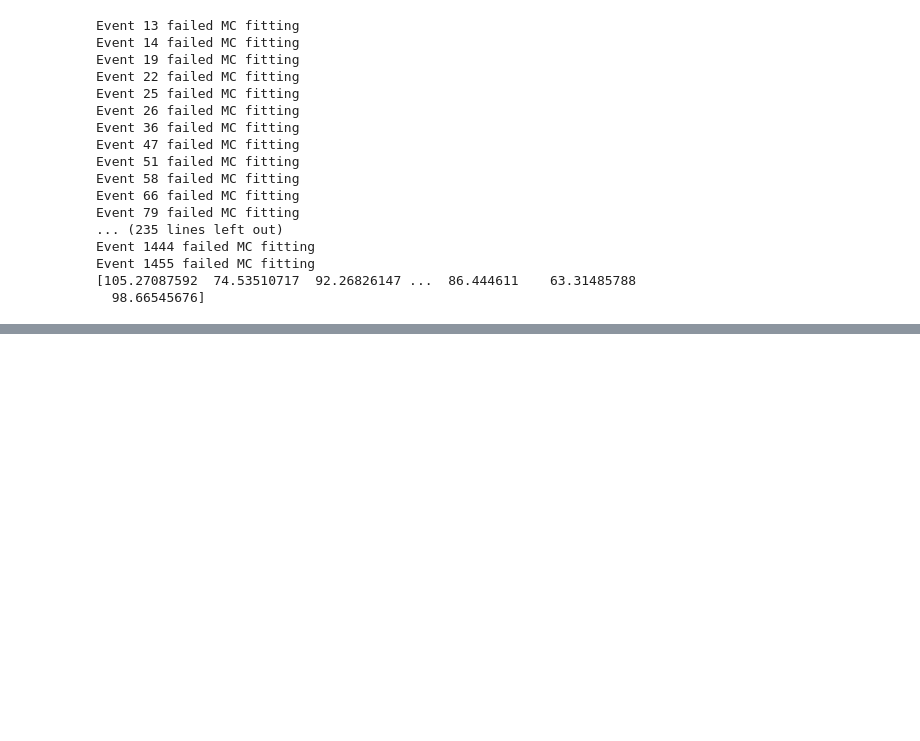
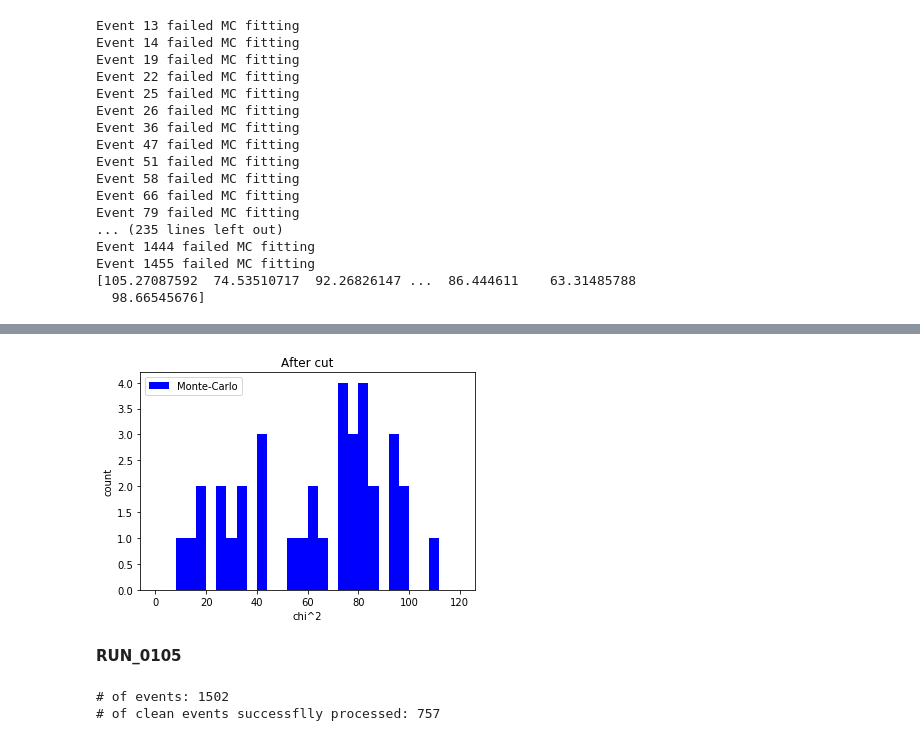
Before and after one commit to chchen123/Monte-Carlo, a Jupyter notebook: HPC_HISTOGRAM.ipynb, the cells around one changed output, grey strips where cells are left out. Drawn from its saved outputs; the diff is of its cells as text; code cells hidden in the pictures; blank space fills up the shorter version.

```diff
--- a/HPC_HISTOGRAM.ipynb
+++ b/HPC_HISTOGRAM.ipynb
@@ -5,6 +9,6 @@ import matplotlib.pyplot as plt
 # %%
 full = h5py.File('/home/chen/run_0125_noise.h5', 'r')
-cleaned = h5py.File('/home/chen/run_0125_clean.h5', 'r')
+cleaned = h5py.File('/home/chen/run_0125.h5', 'r')
 orig_data = h5py.File('/home/chen/clean_run_0125.h5', 'r')
 # %%
 dataset_name = '/clean'
@@ -140,10 +56,0 @@ plt.show()
-# %%
-new = np.empty(shape=(0,0))
-numbers = [0,1,2,3,4,5,6,7,8,9,10,1]
-for i in range(len(numbers)):
-    if i < 2:
-        print(i)
-        new = np.append(new,i)
-print(new)
-input_evtid_set = {int(k) for k in new}
-print(input_evtid_set)
@@ -156,0 +57,11 @@ print(run_number)
+# %%
+cleaned_monte_carlo = np.empty((0,0))
+for i in range(len(orig)):
+    try:
+        cleaned_monte_carlo = np.append(cleaned_monte_carlo, np.array(clean[str(i)]))
+        full_data = np.append(full_data, np.array(clean[str(i)]))
+    except Exception:
+        print('Event ' + str(i) + ' failed MC fitting')
+        continue
+
+print(cleaned_monte_carlo)
@@ -156,0 +95,26 @@ print(run_number)
+# %%
+plt.hist(cleaned_monte_carlo, label='Monte-Carlo', bins=30, color='blue',range=(0,120)) #blue
+plt.legend(loc=2)
+plt.title('After cut')
+plt.xlabel('chi^2')
+plt.ylabel('count')
+plt.show()
+# %% [output]
+[figure, added]
+# %% [markdown]
+**RUN_0105**
+# %%
+full = h5py.File('/home/chen/run_0105.h5', 'r')
+orig_data = h5py.File('/home/chen/clean_run_0105.h5', 'r')
+
+
+dataset_name = '/clean'
+orig = orig_data[dataset_name]
+print("# of events: " + str(len(orig)))
+
+dataset_name = '/monte carlo'
+evt_full = full[dataset_name]
+print("# of clean events successflly processed: " + str(len(evt_full)))
+# %% [output]
+# of events: 1502
+# of clean events successflly processed: 757
```
Also changed, not shown: parts of 55 cells of this notebook.
